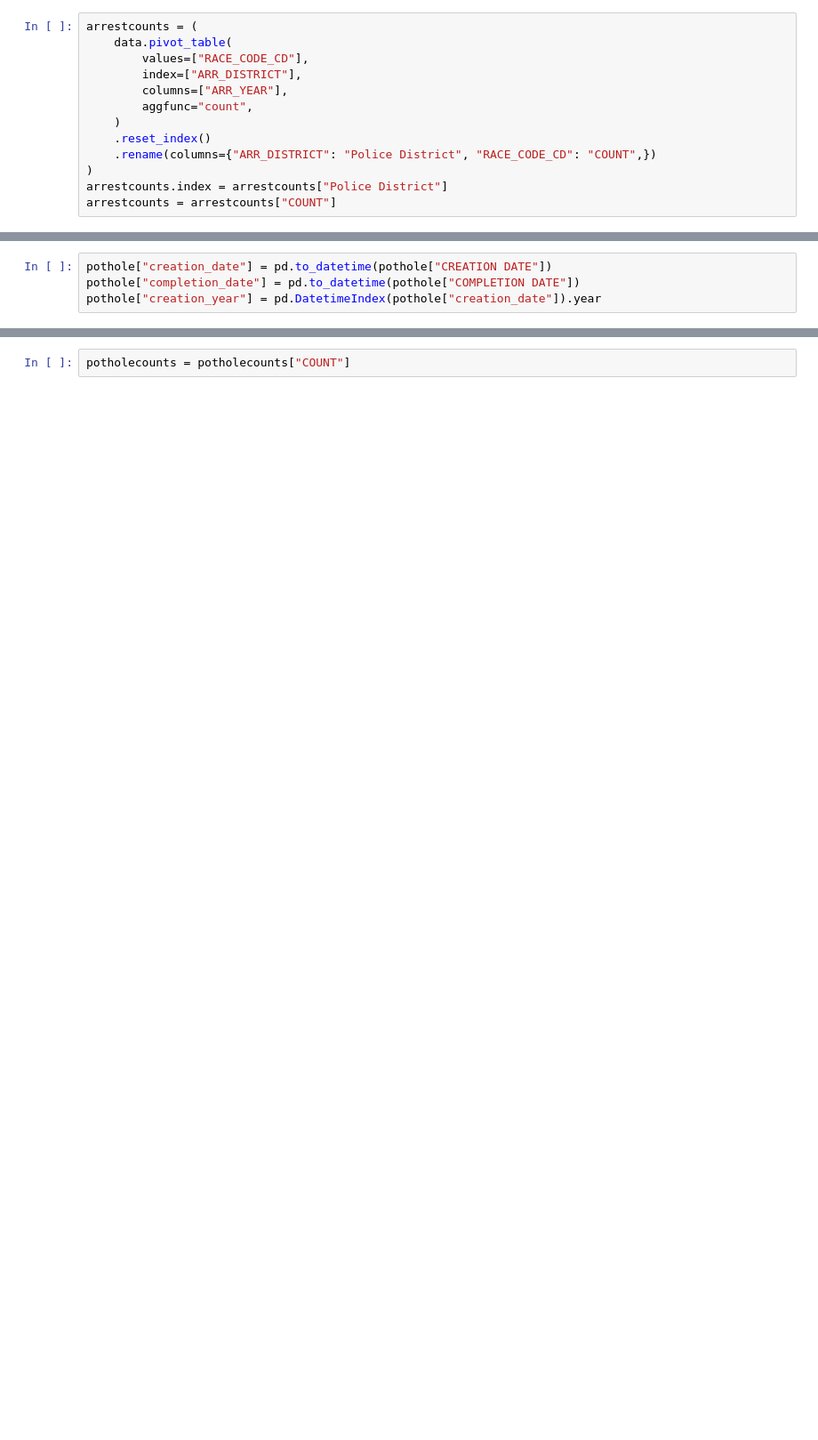
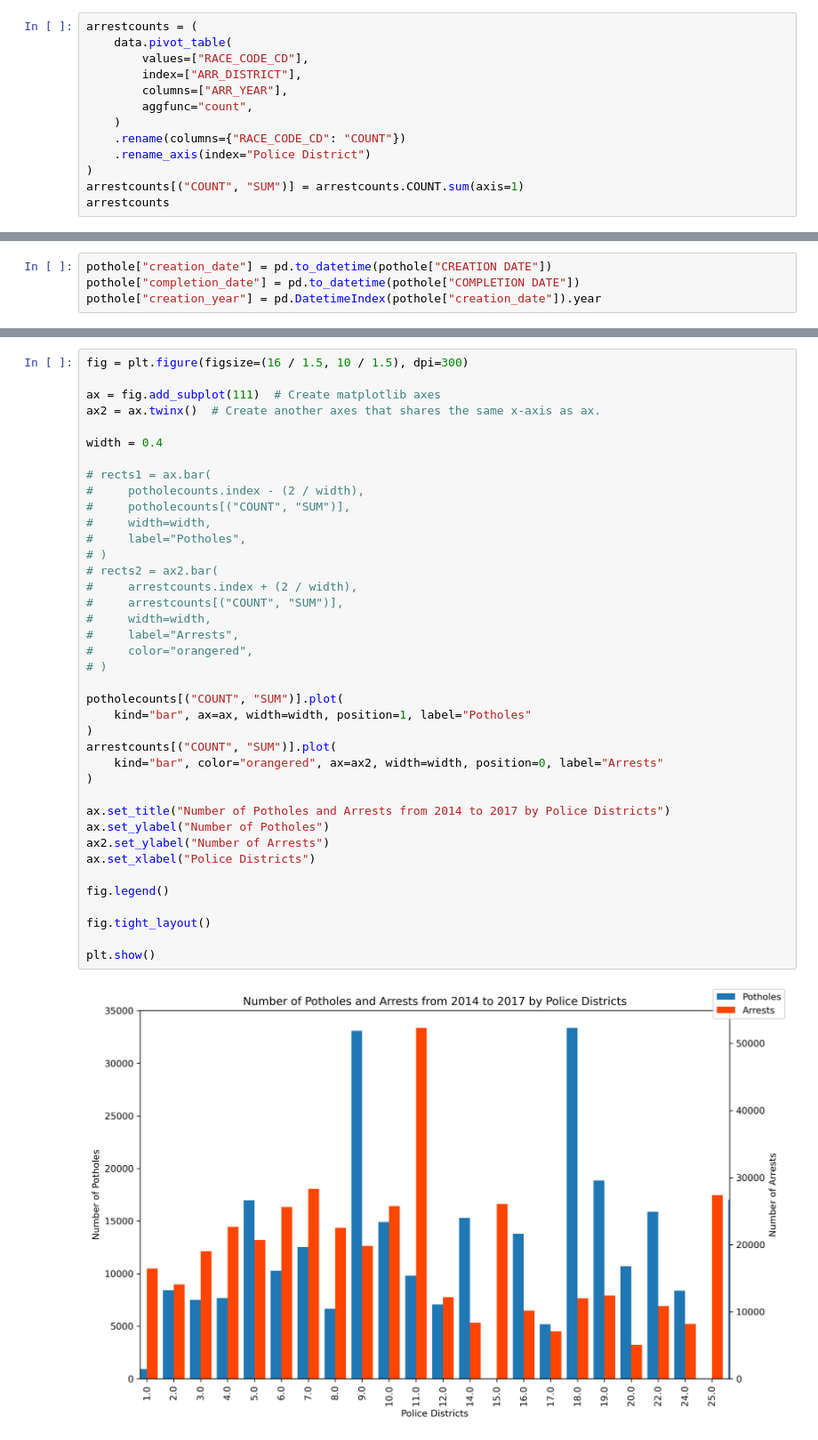
Before and after one commit to csridlen/Python-Project-1, a Jupyter notebook: code/arrestdata.ipynb, the cells around one changed output, grey strips where cells are left out. Shown at 89% size. Cells and saved outputs as stored; diff of their text form; blank space fills up the shorter version.

Commit message:
plotted the arrest counts and the numbers of potholes. not sure if there's any relationship.

```diff
--- a/code/arrestdata.ipynb
+++ b/code/arrestdata.ipynb
@@ -55,8 +55,8 @@ arrestcounts = (
         columns=["ARR_YEAR"],
         aggfunc="count",
     )
-    .reset_index()
-    .rename(columns={"ARR_DISTRICT": "Police District", "RACE_CODE_CD": "COUNT",})
+    .rename(columns={"RACE_CODE_CD": "COUNT"})
+    .rename_axis(index="Police District")
 )
-arrestcounts.index = arrestcounts["Police District"]
-arrestcounts = arrestcounts["COUNT"]
+arrestcounts[("COUNT", "SUM")] = arrestcounts.COUNT.sum(axis=1)
+arrestcounts
@@ -132,2 +161,41 @@ potholecounts.index = potholecounts["Police District"]
 # %%
-potholecounts = potholecounts["COUNT"]
+fig = plt.figure(figsize=(16 / 1.5, 10 / 1.5), dpi=300)
+
+ax = fig.add_subplot(111)  # Create matplotlib axes
+ax2 = ax.twinx()  # Create another axes that shares the same x-axis as ax.
+
+width = 0.4
+
+# rects1 = ax.bar(
+#     potholecounts.index - (2 / width),
+#     potholecounts[("COUNT", "SUM")],
+#     width=width,
+#     label="Potholes",
+# )
+# rects2 = ax2.bar(
+#     arrestcounts.index + (2 / width),
+#     arrestcounts[("COUNT", "SUM")],
+#     width=width,
+#     label="Arrests",
+#     color="orangered",
+# )
+
+potholecounts[("COUNT", "SUM")].plot(
+    kind="bar", ax=ax, width=width, position=1, label="Potholes"
+)
+arrestcounts[("COUNT", "SUM")].plot(
+    kind="bar", color="orangered", ax=ax2, width=width, position=0, label="Arrests"
+)
+
+ax.set_title("Number of Potholes and Arrests from 2014 to 2017 by Police Districts")
+ax.set_ylabel("Number of Potholes")
+ax2.set_ylabel("Number of Arrests")
+ax.set_xlabel("Police Districts")
+
+fig.legend()
+
+fig.tight_layout()
+
+plt.show()
+# %% [output]
+[figure, added]
```
Also changed, not shown: parts of 9 cells of this notebook.
